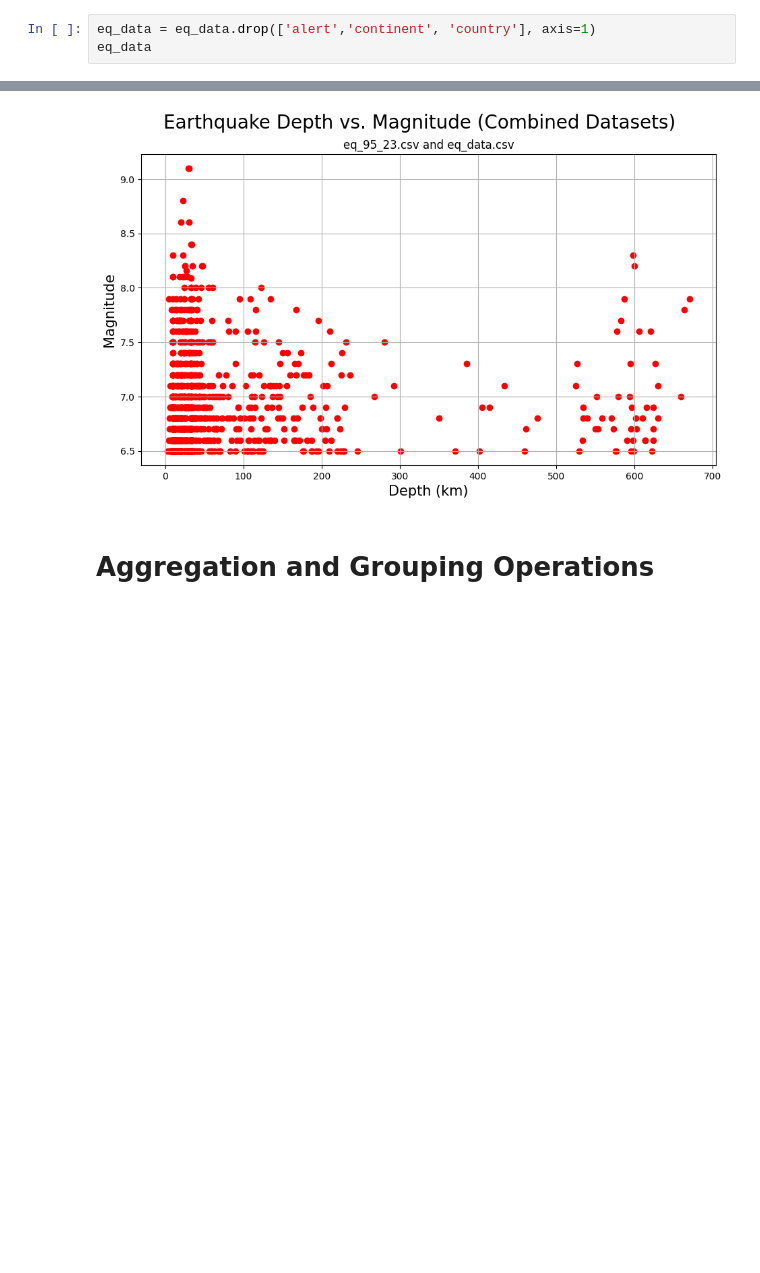
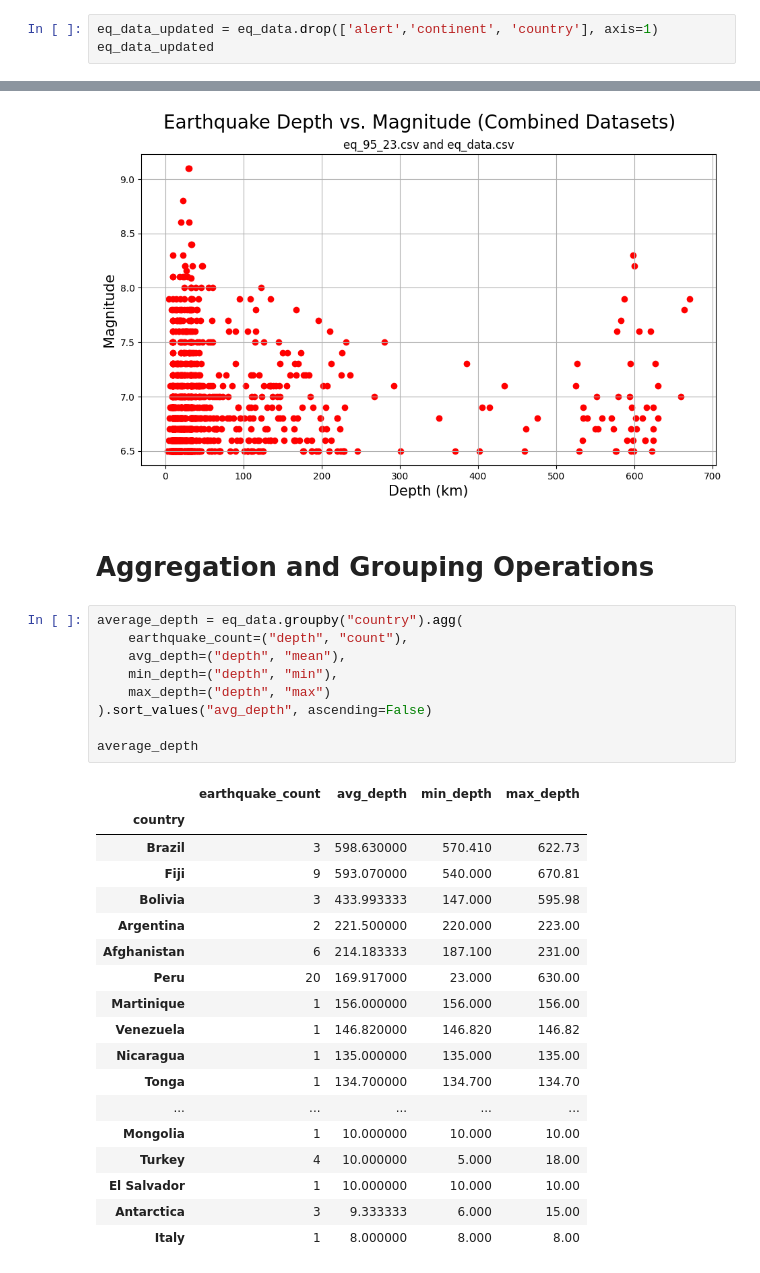
Before and after one commit to BunnyBea83/DSD_Earthquake_Presentation, a Jupyter notebook: joe.ipynb, the cells around one changed output, grey strips where cells are left out. Cells and saved outputs as stored; diff of their text form; blank space fills up the shorter version.

Commit message:
added depth aggregation

```diff
--- a/joe.ipynb
+++ b/joe.ipynb
@@ -69,8 +69,8 @@ eq_95_23
 | 999 | M 7.1 - 14 km NE of Cabatuan, Phi... | 7.1 | 05-05-1995 03:53 | 0 | 7 | 0 | 776 | us | 0 | 0.000000 | 0.0 | ... |
 1000 rows × 16 columns
 # %%
-eq_data = eq_data.drop(['alert','continent', 'country'], axis=1)
-eq_data
+eq_data_updated = eq_data.drop(['alert','continent', 'country'], axis=1)
+eq_data_updated
 # %% [output]
 |  | title | magnitude | date_time | cdi | mmi | tsunami | sig | net | nst | dmin | gap | ... |
 | 0 | M 7.0 - 18 km SW of Malango, Solo... | 7.0 | 22-11-2022 02:03 | 8 | 7 | 1 | 768 | us | 117 | 0.509 | 17.0 | ... |
@@ -180,3 +180,31 @@ plt.show()
 [figure]
 # %% [markdown]
 # **Aggregation and Grouping Operations**
+# %%
+average_depth = eq_data.groupby("country").agg(
+    earthquake_count=("depth", "count"),
+    avg_depth=("depth", "mean"),
+    min_depth=("depth", "min"),
+    max_depth=("depth", "max")
+).sort_values("avg_depth", ascending=False)
+
+average_depth
+# %% [output]
+|  | earthquake_count | avg_depth | min_depth | max_depth |
+| country |  |  |  |  |
+| Brazil | 3 | 598.630000 | 570.410 | 622.73 |
+| Fiji | 9 | 593.070000 | 540.000 | 670.81 |
+| Bolivia | 3 | 433.993333 | 147.000 | 595.98 |
+| Argentina | 2 | 221.500000 | 220.000 | 223.00 |
+| Afghanistan | 6 | 214.183333 | 187.100 | 231.00 |
+| Peru | 20 | 169.917000 | 23.000 | 630.00 |
+| Martinique | 1 | 156.000000 | 156.000 | 156.00 |
+| Venezuela | 1 | 146.820000 | 146.820 | 146.82 |
+| Nicaragua | 1 | 135.000000 | 135.000 | 135.00 |
+| Tonga | 1 | 134.700000 | 134.700 | 134.70 |
+| ... | ... | ... | ... | ... |
+| Mongolia | 1 | 10.000000 | 10.000 | 10.00 |
+| Turkey | 4 | 10.000000 | 5.000 | 18.00 |
+| El Salvador | 1 | 10.000000 | 10.000 | 10.00 |
+| Antarctica | 3 | 9.333333 | 6.000 | 15.00 |
+| Italy | 1 | 8.000000 | 8.000 | 8.00 |
```
Also changed, not shown: parts of 4 cells of this notebook.
